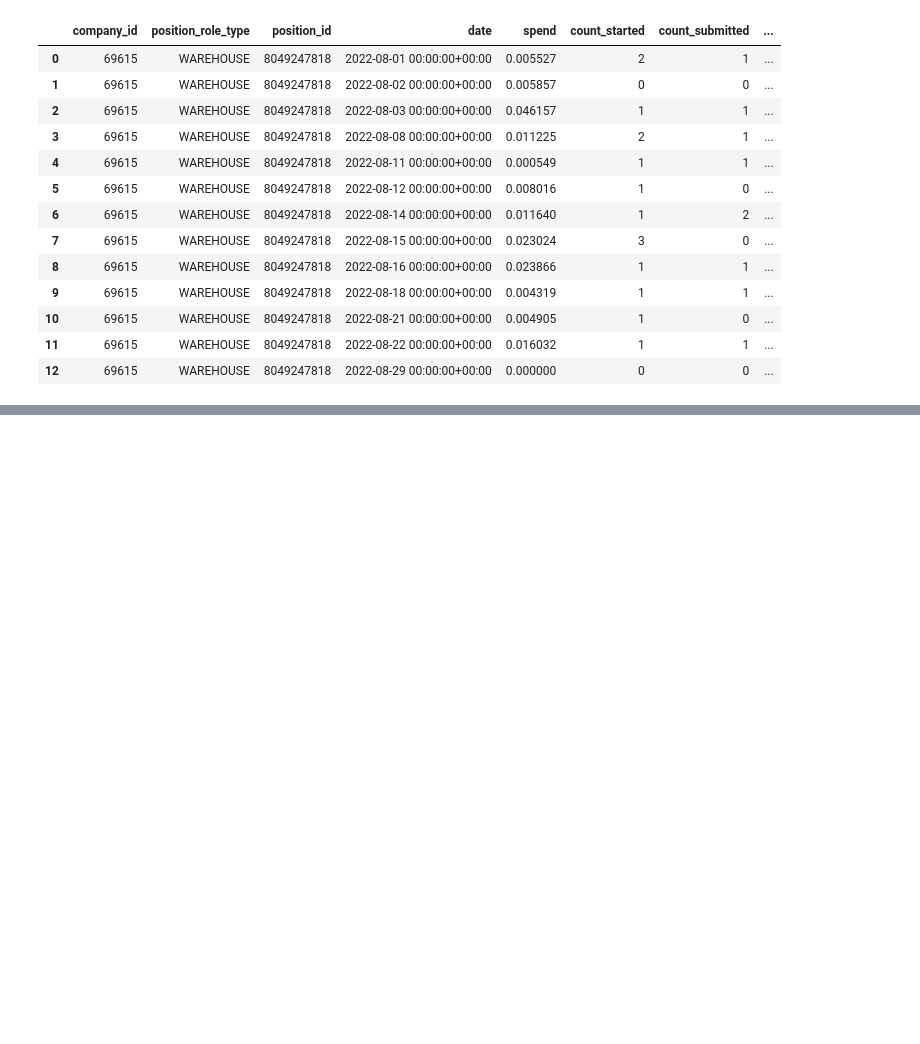
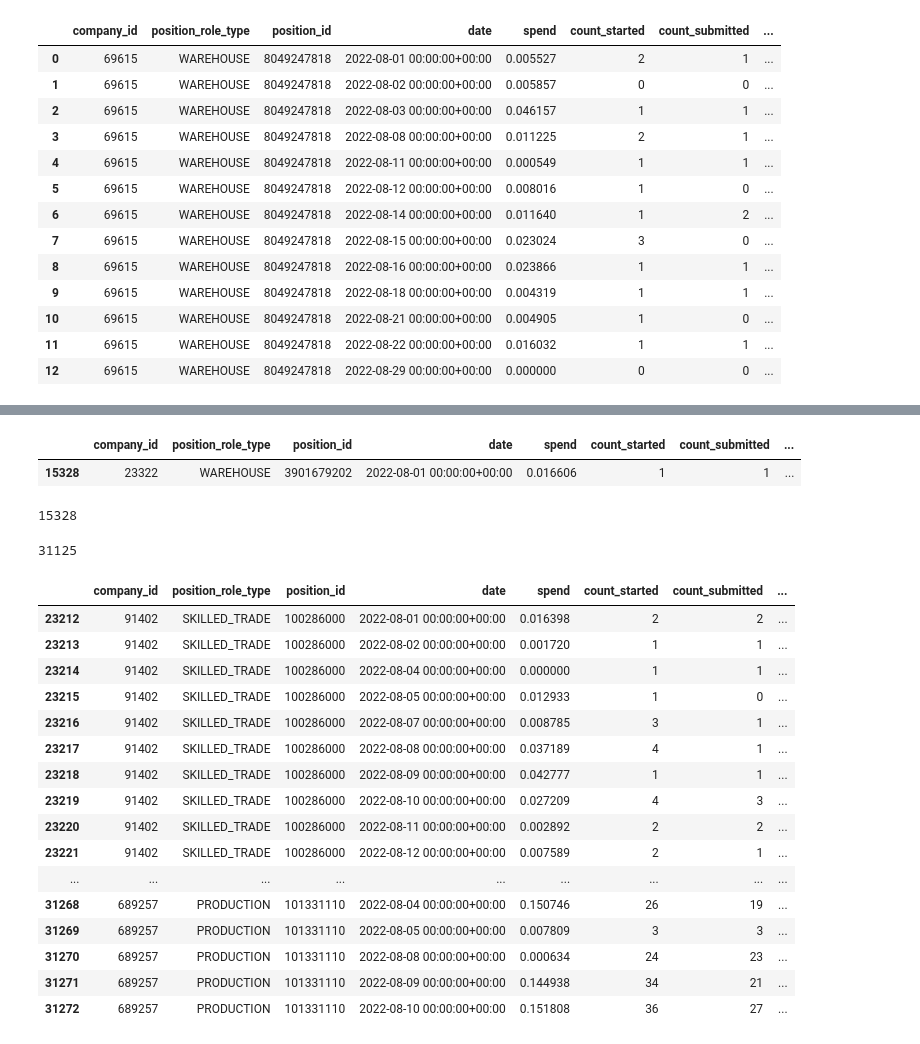
Before and after one commit to JacobTews/hiring_pipeline_analysis, a Jupyter notebook: eda.ipynb, the cells around one changed output, grey strips where cells are left out. Drawn from its saved outputs; the diff is of its cells as text; code cells hidden in the pictures; blank space fills up the shorter version.

Commit message:
successfully created backlog column

```diff
--- a/eda.ipynb
+++ b/eda.ipynb
@@ -814,0 +795,41 @@ for i in range(0, -1, -1):
+# %%
+df.loc[(df['date'] == first_date) & (df['position_id'] == id)]
+# %% [output]
+|  | company_id | position_role_type | position_id | date | spend | count_started | count_submitted | ... |
+| 15328 | 23322 | WAREHOUSE | 3901679202 | 2022-08-01 00:00:00+00:00 | 0.016606 | 1 | 1 | ... |
+# %%
+sample_index = df.loc[(df['date'] == first_date) & (df['position_id'] == id)].index.values
+sample_index[0]
+# %% [output]
+15328
+# %%
+index = df.loc[(df['date'] == first_date) & (df['position_id'] == id)].index.values[0]
+# %% [output]
+31125
+# %%
+for id in df['position_id'].unique():
+    position_df = df[df['position_id'] == id]
+    first_date = position_df.loc[:, 'date'].min()
+    value = position_df[position_df['date'] == first_date].loc[:, 'count_approved'] - position_df[position_df['date'] == first_date].loc[:, 'count_reviewed']
+    index = df.loc[(df['date'] == first_date) & (df['position_id'] == id)].index.values[0]
+    df.loc[index, 'backlog'] = int(value)
+# %%
+df.head(50)
+# %% [output]
+|  | company_id | position_role_type | position_id | date | spend | count_started | count_submitted | ... |
+| 23212 | 91402 | SKILLED_TRADE | 100286000 | 2022-08-01 00:00:00+00:00 | 0.016398 | 2 | 2 | ... |
+| 23213 | 91402 | SKILLED_TRADE | 100286000 | 2022-08-02 00:00:00+00:00 | 0.001720 | 1 | 1 | ... |
+| 23214 | 91402 | SKILLED_TRADE | 100286000 | 2022-08-04 00:00:00+00:00 | 0.000000 | 1 | 1 | ... |
+| 23215 | 91402 | SKILLED_TRADE | 100286000 | 2022-08-05 00:00:00+00:00 | 0.012933 | 1 | 0 | ... |
+| 23216 | 91402 | SKILLED_TRADE | 100286000 | 2022-08-07 00:00:00+00:00 | 0.008785 | 3 | 1 | ... |
+| 23217 | 91402 | SKILLED_TRADE | 100286000 | 2022-08-08 00:00:00+00:00 | 0.037189 | 4 | 1 | ... |
+| 23218 | 91402 | SKILLED_TRADE | 100286000 | 2022-08-09 00:00:00+00:00 | 0.042777 | 1 | 1 | ... |
+| 23219 | 91402 | SKILLED_TRADE | 100286000 | 2022-08-10 00:00:00+00:00 | 0.027209 | 4 | 3 | ... |
+| 23220 | 91402 | SKILLED_TRADE | 100286000 | 2022-08-11 00:00:00+00:00 | 0.002892 | 2 | 2 | ... |
+| 23221 | 91402 | SKILLED_TRADE | 100286000 | 2022-08-12 00:00:00+00:00 | 0.007589 | 2 | 1 | ... |
+| ... | ... | ... | ... | ... | ... | ... | ... | ... |
+| 31268 | 689257 | PRODUCTION | 101331110 | 2022-08-04 00:00:00+00:00 | 0.150746 | 26 | 19 | ... |
+| 31269 | 689257 | PRODUCTION | 101331110 | 2022-08-05 00:00:00+00:00 | 0.007809 | 3 | 3 | ... |
+| 31270 | 689257 | PRODUCTION | 101331110 | 2022-08-08 00:00:00+00:00 | 0.000634 | 24 | 23 | ... |
+| 31271 | 689257 | PRODUCTION | 101331110 | 2022-08-09 00:00:00+00:00 | 0.144938 | 34 | 21 | ... |
+| 31272 | 689257 | PRODUCTION | 101331110 | 2022-08-10 00:00:00+00:00 | 0.151808 | 36 | 27 | ... |
```
Also changed, not shown: parts of 4 cells of this notebook.
